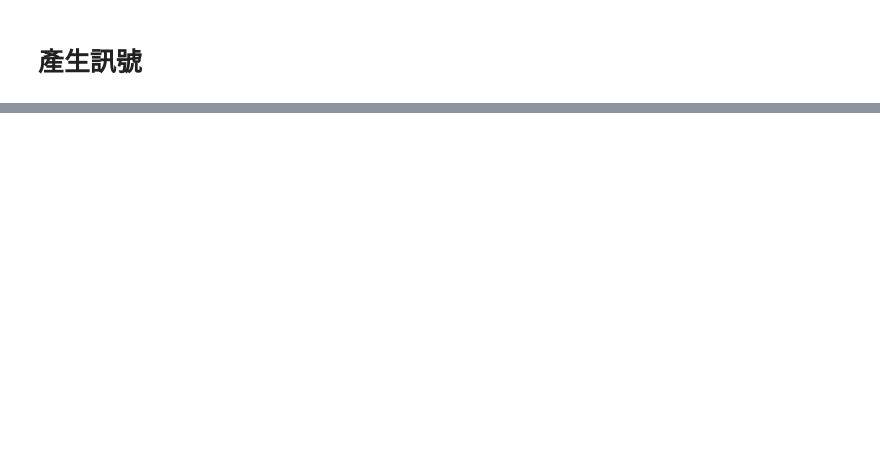
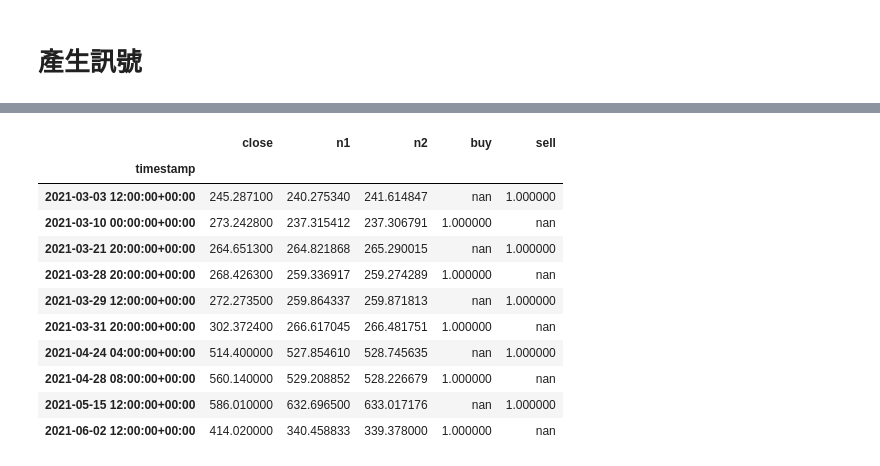
Before and after one commit to skywalker0803r/crypto, a Jupyter notebook: 一鍵產生虛擬貨幣買賣訊號(SMA策略).ipynb, the cells around one changed output, grey strips where cells are left out. Drawn from its saved outputs; the diff is of its cells as text; code cells hidden in the pictures; blank space fills up the shorter version.

```diff
--- a/一鍵產生虛擬貨幣買賣訊號(SMA策略).ipynb
+++ b/一鍵產生虛擬貨幣買賣訊號(SMA策略).ipynb
@@ -137,0 +106,17 @@ dfs['BNBUSDT'].tail(50).style.background_gradient(subset=['buy','sell'])
+# %%
+pair = 'BNBUSDT'
+dfs[pair] = dfs[pair].replace(0,np.nan)
+dfs[pair].dropna(subset=['buy','sell'],how='all').tail(10).style.background_gradient(subset=['buy','sell'])
+# %% [output]
+|  | close | n1 | n2 | buy | sell |
+| timestamp |  |  |  |  |  |
+| 2021-03-03 12:00:00+00:00 | 245.287100 | 240.275340 | 241.614847 | nan | 1.000000 |
+| 2021-03-10 00:00:00+00:00 | 273.242800 | 237.315412 | 237.306791 | 1.000000 | nan |
+| 2021-03-21 20:00:00+00:00 | 264.651300 | 264.821868 | 265.290015 | nan | 1.000000 |
+| 2021-03-28 20:00:00+00:00 | 268.426300 | 259.336917 | 259.274289 | 1.000000 | nan |
+| 2021-03-29 12:00:00+00:00 | 272.273500 | 259.864337 | 259.871813 | nan | 1.000000 |
+| 2021-03-31 20:00:00+00:00 | 302.372400 | 266.617045 | 266.481751 | 1.000000 | nan |
+| 2021-04-24 04:00:00+00:00 | 514.400000 | 527.854610 | 528.745635 | nan | 1.000000 |
+| 2021-04-28 08:00:00+00:00 | 560.140000 | 529.208852 | 528.226679 | 1.000000 | nan |
+| 2021-05-15 12:00:00+00:00 | 586.010000 | 632.696500 | 633.017176 | nan | 1.000000 |
+| 2021-06-02 12:00:00+00:00 | 414.020000 | 340.458833 | 339.378000 | 1.000000 | nan |
```
Also changed, not shown: parts of 7 cells of this notebook.
